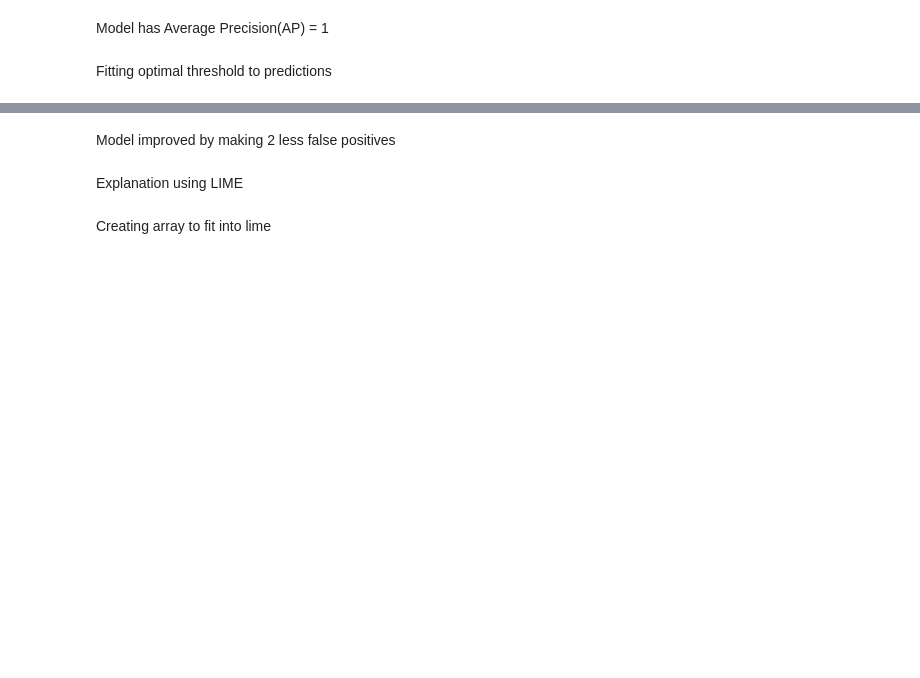
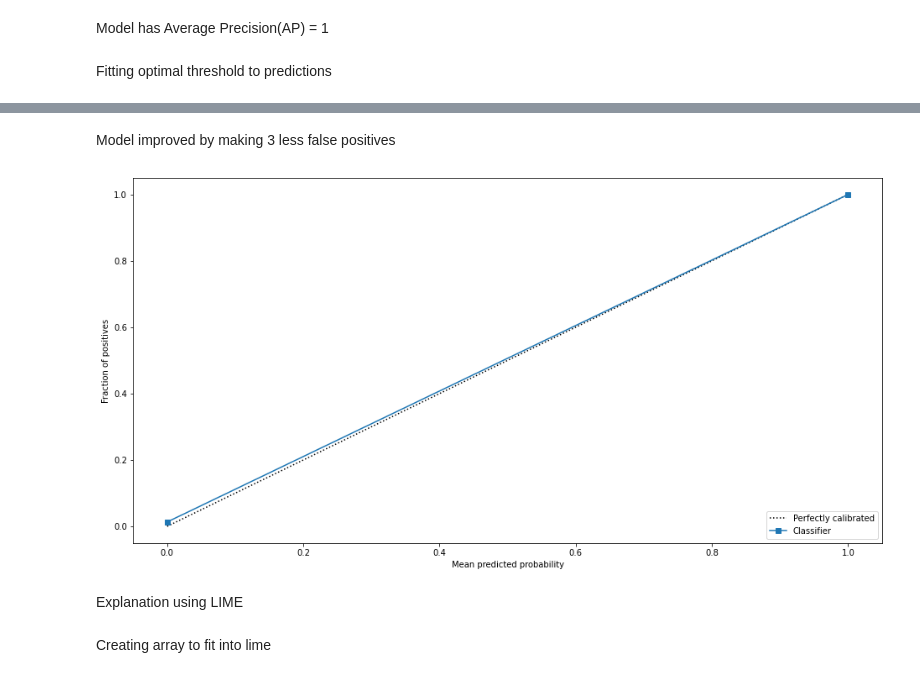
Before and after one commit to lczeropski/lczeropski-internship, a Jupyter notebook: projekt/project.ipynb, the cells around one changed output, grey strips where cells are left out. Saved outputs shown, nothing was run; the diff lists cells and outputs as text; code cells hidden in the pictures; blank space fills up the shorter version.

```diff
--- a/projekt/project.ipynb
+++ b/projekt/project.ipynb
@@ -604,6 +628,12 @@ True positives 15919
 weighted avg       1.00      1.00      1.00     16000
 # %% [markdown]
-Model improved by making 2 less false positives
+Model improved by making 3 less false positives
+# %%
+from sklearn.calibration import CalibrationDisplay
+disp = CalibrationDisplay.from_predictions(y_valid, preds)
+plt.show()
+# %% [output]
+[figure, added]
 # %% [markdown]
 Explanation using LIME
 # %% [markdown]
```
Also changed, not shown: parts of 21 cells of this notebook.
